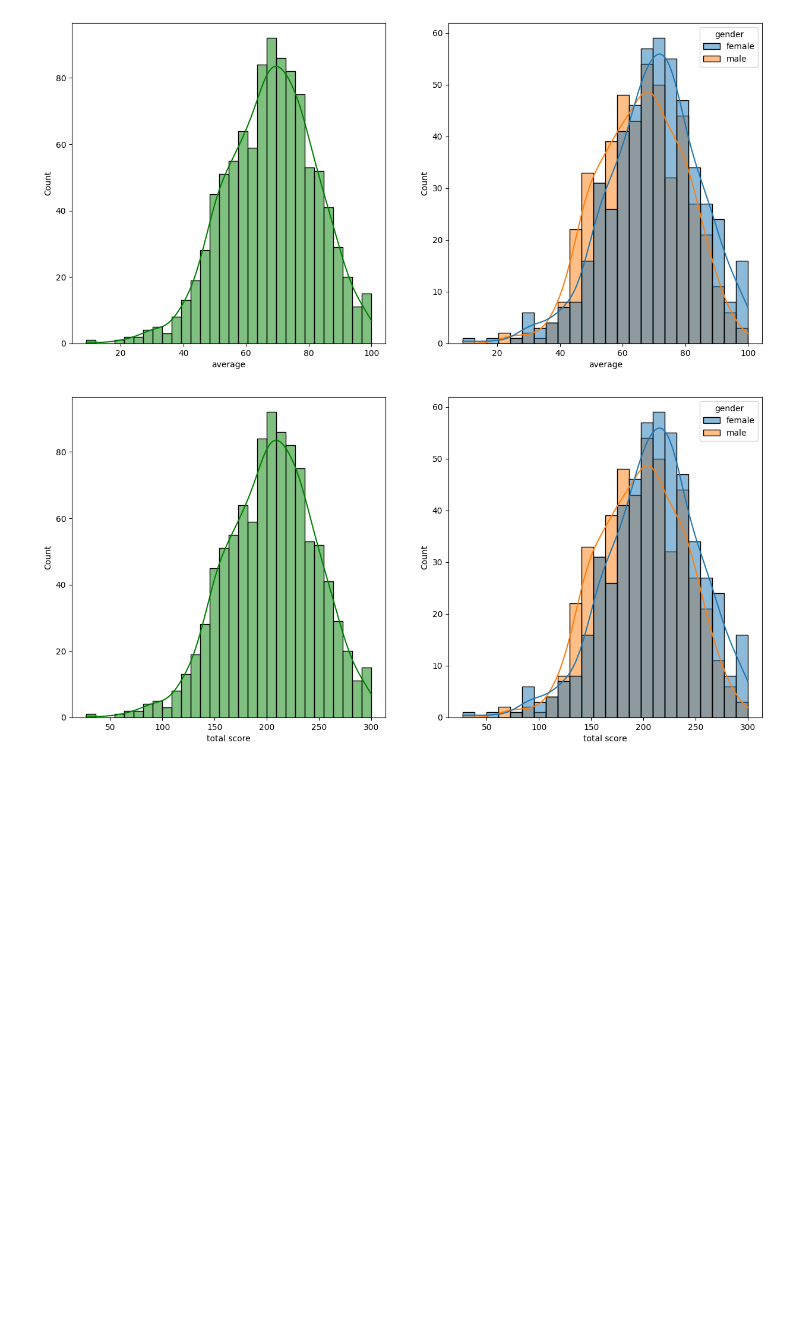
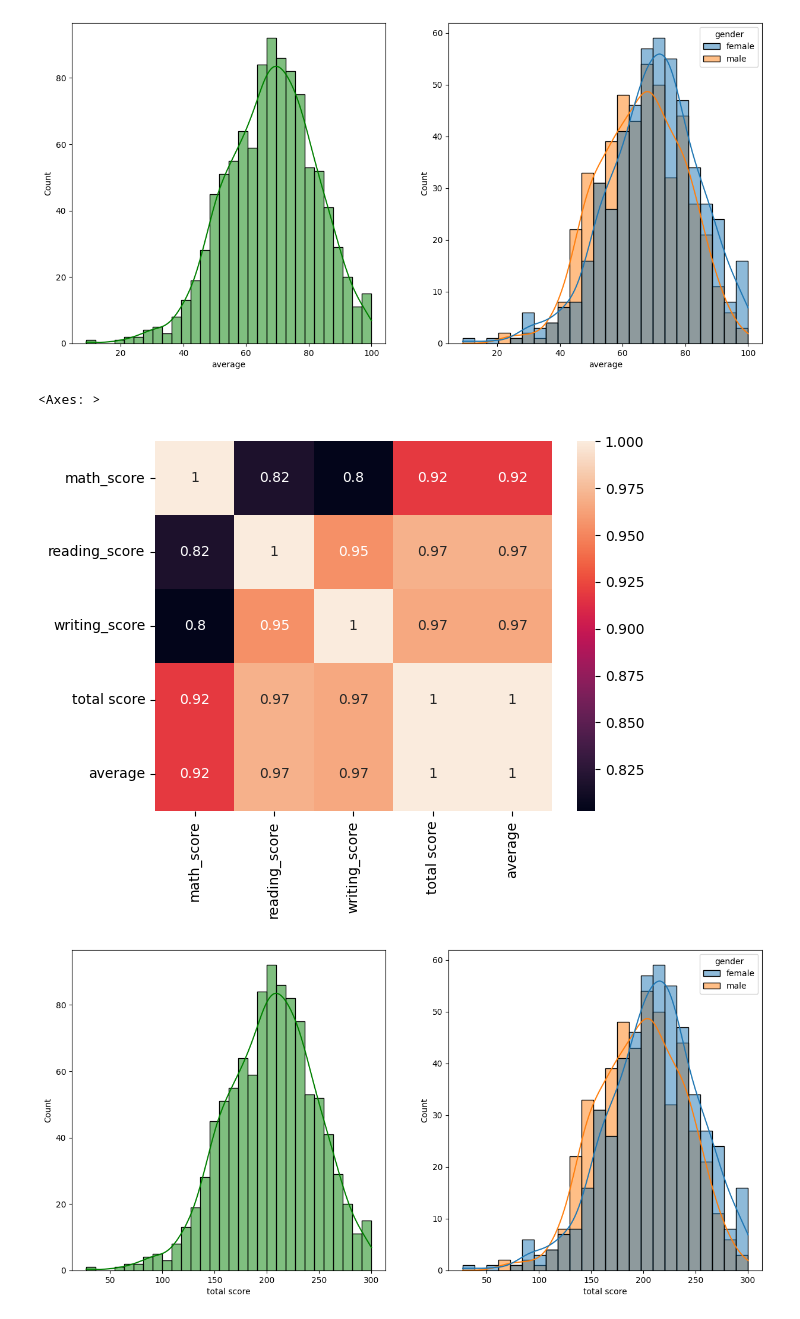
Before and after one commit to SohamSarkar7/Exam_Performance_ML_Prediction, a Jupyter notebook: notebook/1 . EDA STUDENT PERFORMANCE .ipynb, the cells around one changed output. Drawn from its saved outputs; the diff is of its cells as text; code cells hidden in the pictures; blank space fills up the shorter version.

```diff
--- a/notebook/1 . EDA STUDENT PERFORMANCE .ipynb
+++ b/notebook/1 . EDA STUDENT PERFORMANCE .ipynb
@@ -256,6 +256,11 @@ sns.histplot(data=df,x='average',kde=True,hue='gender')
 plt.show()
 # %% [output]
 [figure]
+# %%
+sns.heatmap(df.corr(numeric_only=True),annot=True)
+# %% [output]
+<Axes: >
+[figure, added]
 # %%
 fig, axs = plt.subplots(1, 2, figsize=(15, 7))
 plt.subplot(121)
```
Also changed, not shown: parts of 1 cell of this notebook, 1 other file.
